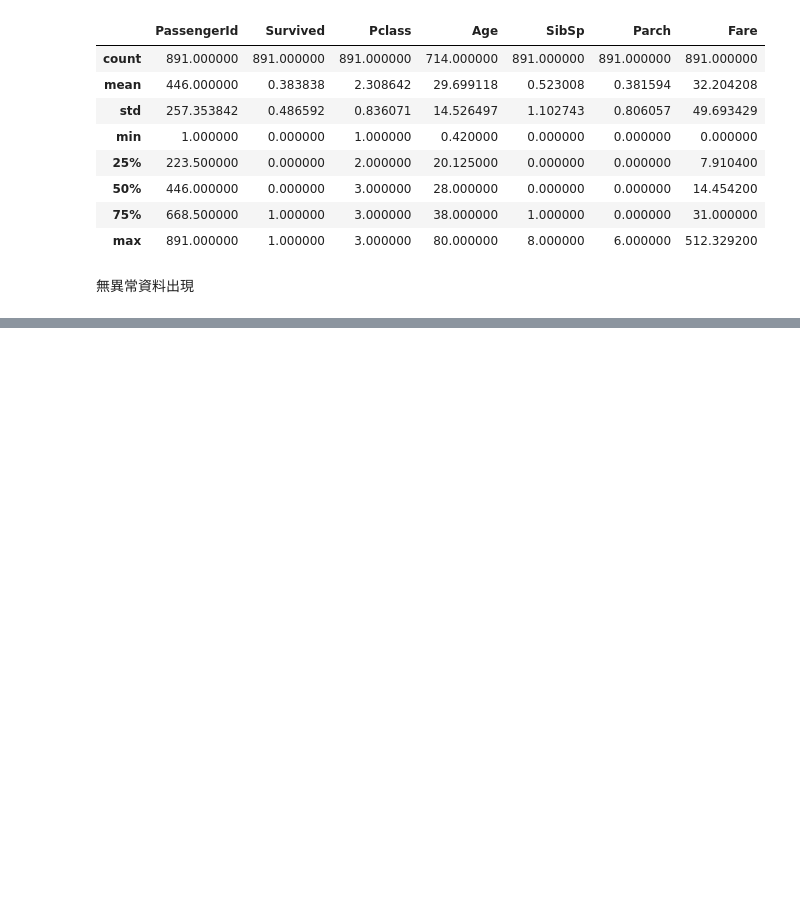
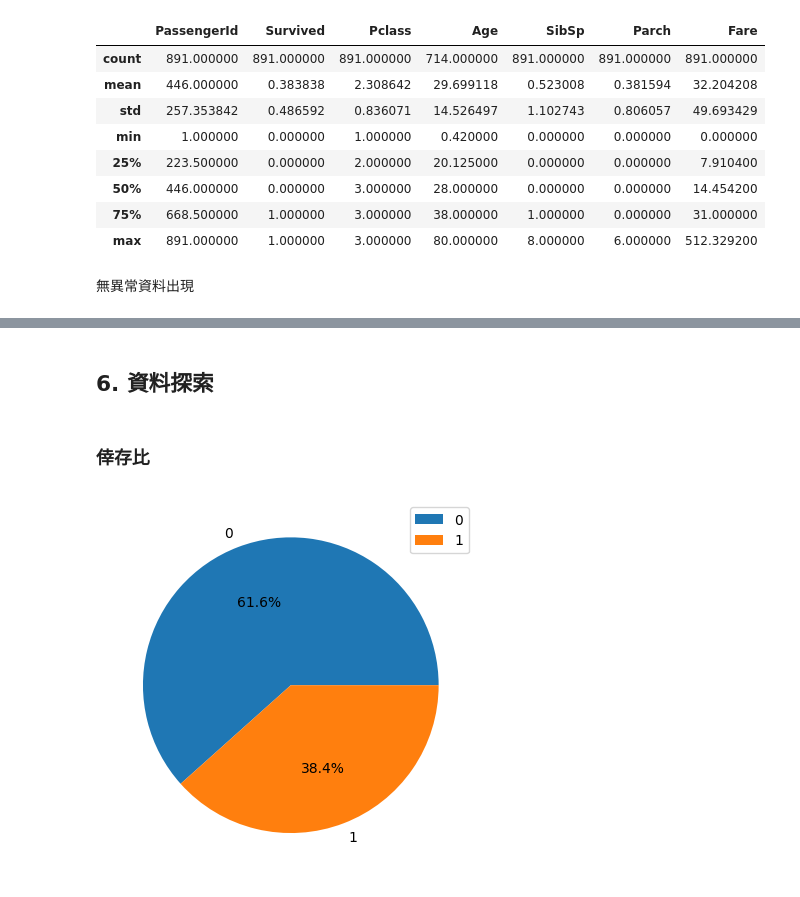
Before and after one commit to twcch/DSProjects, a Jupyter notebook: kaggle_projects/Titanic - Machine Learning from Disaster/report_using_rogistic_regression.ipynb, the cells around one changed output, grey strips where cells are left out. Saved outputs shown, nothing was run; the diff lists cells and outputs as text; code cells hidden in the pictures; blank space fills up the shorter version.

```diff
--- a/kaggle_projects/Titanic - Machine Learning from Disaster/report_using_rogistic_regression.ipynb
+++ b/kaggle_projects/Titanic - Machine Learning from Disaster/report_using_rogistic_regression.ipynb
@@ -139,0 +117,25 @@ test_df.describe()
+# %%
+train_processed_df = train_raw_df.copy()
+# %%
+def fill_missing_values(df: pd.DataFrame) -> pd.DataFrame:
+    df = df.copy()
+
+    df['Age'] = df['Age'].fillna(df['Age'].median())
+    df['Fare'] = df['Fare'].fillna(df['Fare'].median())
+    df['Embarked'] = df['Embarked'].fillna(df['Embarked'].mode()[0])
+
+    return df
+# %%
+def cast_category_type(df: pd.DataFrame) -> pd.DataFrame:
+    df = df.copy()
+
+    df['Pclass'] = df['Pclass'].astype('category')
+    df['Sex'] = df['Sex'].astype('category')
+    df['SibSp'] = df['SibSp'].astype('float64')
+    df['Parch'] = df['Parch'].astype('float64')
+    df['Embarked'] = df['Embarked'].astype('category')
+
+    return df
+# %%
+train_processed_df = fill_missing_values(train_processed_df)
+train_processed_df = cast_category_type(train_processed_df)
@@ -139,0 +173,12 @@ test_df.describe()
+# %% [markdown]
+## 6. 資料探索
+# %% [markdown]
+### 倖存比
+# %%
+survived_count = train_processed_df['Survived'].value_counts()
+survived_labels = survived_count.index
+plt.pie(survived_count, labels=survived_labels, autopct='%.1f%%')
+plt.legend()
+plt.show()
+# %% [output]
+[figure, added]
```
Also changed, not shown: parts of 52 cells of this notebook.
